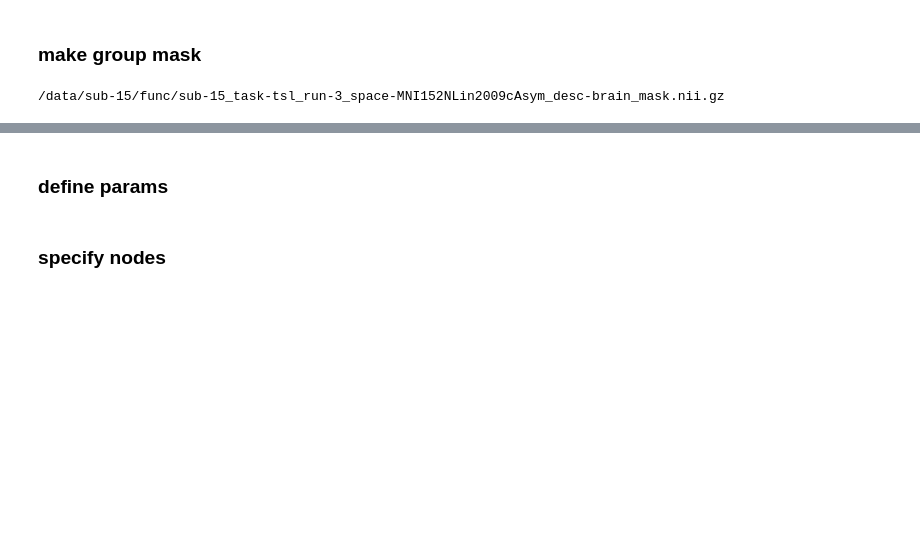
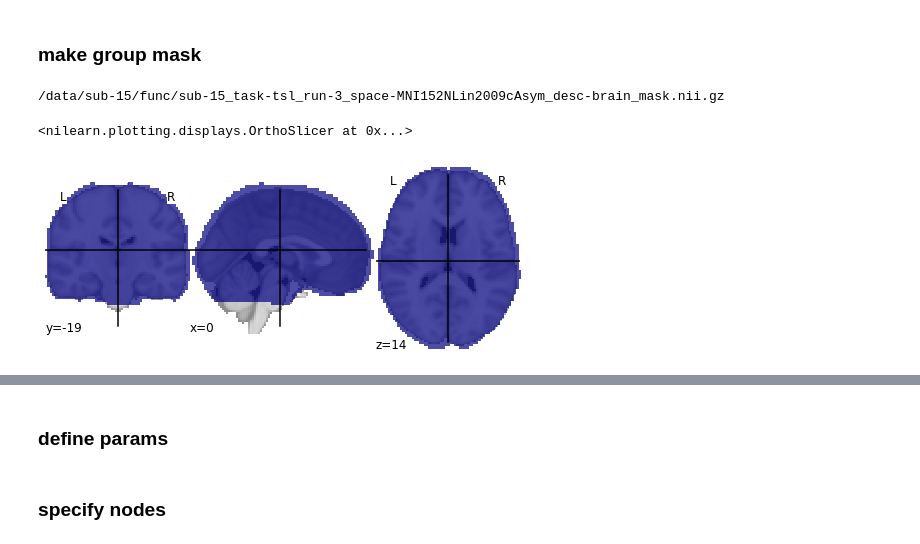
Before and after one commit to syzhang/tsl_data, a Jupyter notebook: imaging/second_level_basics.ipynb, the cells around one changed output, grey strips where cells are left out. Saved outputs shown, nothing was run; the diff lists cells and outputs as text; code cells hidden in the pictures; blank space fills up the shorter version.

```diff
--- a/imaging/second_level_basics.ipynb
+++ b/imaging/second_level_basics.ipynb
@@ -50,5 +82,7 @@ print(brainmasks[21])
 # %%
-mean_mask = nilearn.image.mean_img(brainmasks)
-# nilearn.plotting.plot_stat_map(mean_mask)
-group_mask = nilearn.image.math_img("a>=0.95", a=mean_mask)
+# binarised mask
+group_mask = nilearn.image.math_img("a>=0.1", a=mean_mask)
 nilearn.plotting.plot_roi(group_mask)
+# %% [output]
+<nilearn.plotting.displays.OrthoSlicer at 0x...>
+[figure, added]
```
Also changed, not shown: parts of 24 cells of this notebook, 5 other files.
